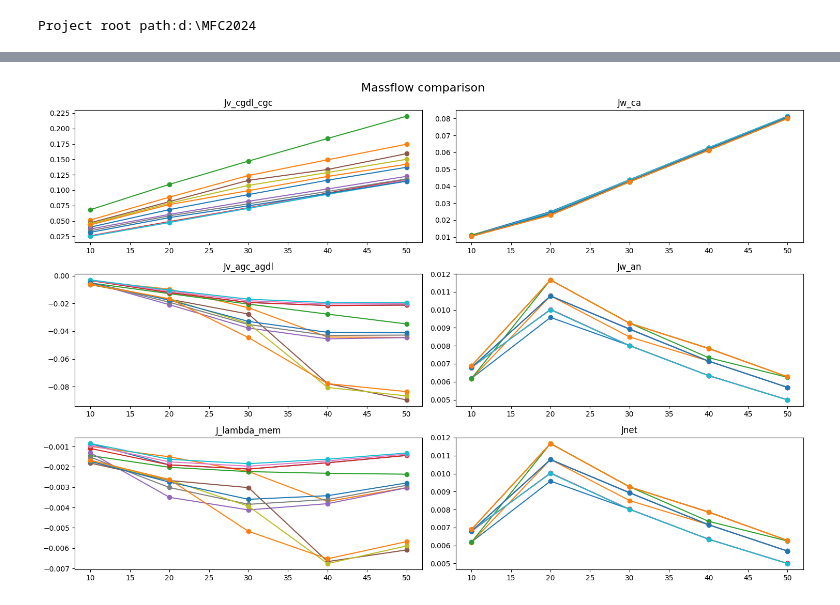
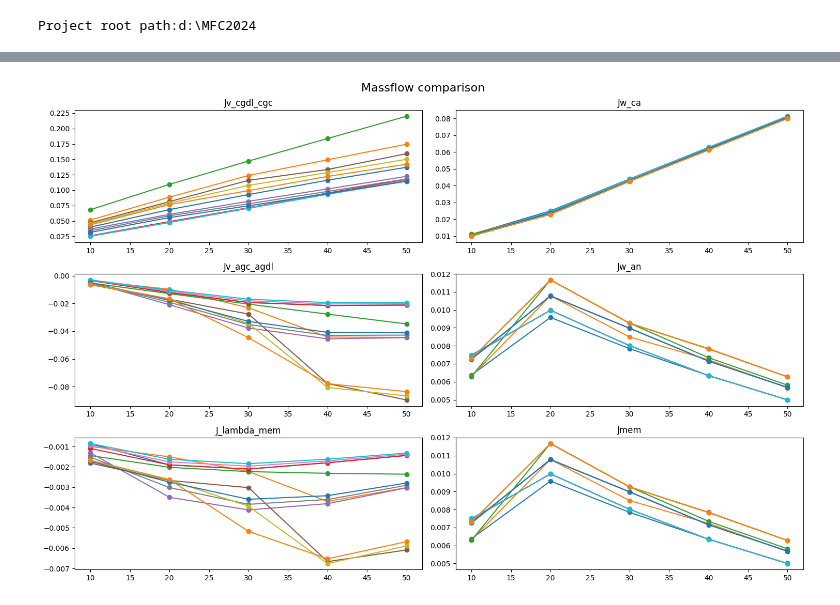
Before and after one commit to YuKwanH/DS-AlphaPEM, a Jupyter notebook: simulation/model/comparison/massflow.ipynb, the cells around one changed output, grey strips where cells are left out. Drawn from its saved outputs; the diff is of its cells as text; code cells hidden in the pictures.

```diff
--- a/simulation/model/comparison/massflow.ipynb
+++ b/simulation/model/comparison/massflow.ipynb
@@ -86,9 +91,11 @@ for RHC in [0, 0.5]:
             states_stat = []
             for I_LOAD in I_points:
                 # --------------- Steady-state Simulation  --------------- #
+                Wout_c = 8 + I_LOAD * 0.25
+                Win_c = 3 + I_LOAD * 0.3
                 operating_inputs_stat = {'Tfc': T_des + 273.15, 'Phi_a_des': 0, 'Phi_c_des': RHC,
                                                              'Pa_des': P_des * 1e5, 'Pc_des': P_des * 1e5,
-                                                             'Win_c': 4.8, 'Wout_c': 12.7, 'Win_a': 4.8, 'Wout_a': 6.8}
+                                                             'Win_c': Win_c, 'Wout_c': Wout_c, 'Win_a': 4.8, 'Wout_a': 6.8}
                 model = PEMFC_stat(parameters,operating_inputs_stat)
                 sol = model.solve(I_LOAD/parameters['Aact'])
                 # --------------- Log states for steady-state simulation  --------------- #
@@ -98,29 +105,29 @@ for RHC in [0, 0.5]:
 # %%
 fig, axes = plt.subplots(nrows=3, ncols=2, figsize=(15, 10))
 fig.suptitle("Massflow comparison", fontsize=16)
 
 for key in dyn_log_all.keys():
     states_dyn = dyn_log_all[key]["states"]
     time_evolutions = dyn_log_all[key]["time_evolution"]
     massflow_dyn = dyn_log_all[key]["massflow"]
     states_stat = stat_log_all[key]["states"]
     axes[0,0].plot(I_points, [massflow["Jv_cgdl_cgdl"][4] for massflow in massflow_dyn], label=key, marker='o')
     axes[0,1].plot(I_points, [states["Jw_ca"] for states in states_stat], label=key, marker='o')
     axes[1,0].plot(I_points, [massflow["Jv_agc_agdl"] for massflow in massflow_dyn], label=key, marker='o')
     axes[1,1].plot(I_points, [states["Jw_an"] for states in states_stat], label=key, marker='o')
     axes[2,0].plot(I_points, [massflow["J_lambda_mem"][4] for massflow in massflow_dyn], label=key, marker='o')
     axes[2,1].plot(I_points, [states["Jmem"] for states in states_stat], label=key, marker='o')
 
 axes[0,0].set_title("Jv_cgdl_cgc")
 axes[0,1].set_title("Jw_ca")
 axes[1,0].set_title("Jv_agc_agdl")
 axes[1,1].set_title("Jw_an")
 axes[2,0].set_title("J_lambda_mem")
-axes[2,1].set_title("Jnet")
+axes[2,1].set_title("Jmem")
 
 plt.tight_layout()
 # %% [output]
-[figure, old version]
+[figure, new version]
 # %%
 fig, axes = plt.subplots(nrows=4, ncols=2, figsize=(15, 10))
 fig.suptitle("Massflow comparison", fontsize=16)
```
Also changed, not shown: parts of 2 cells of this notebook, 2 other files.
